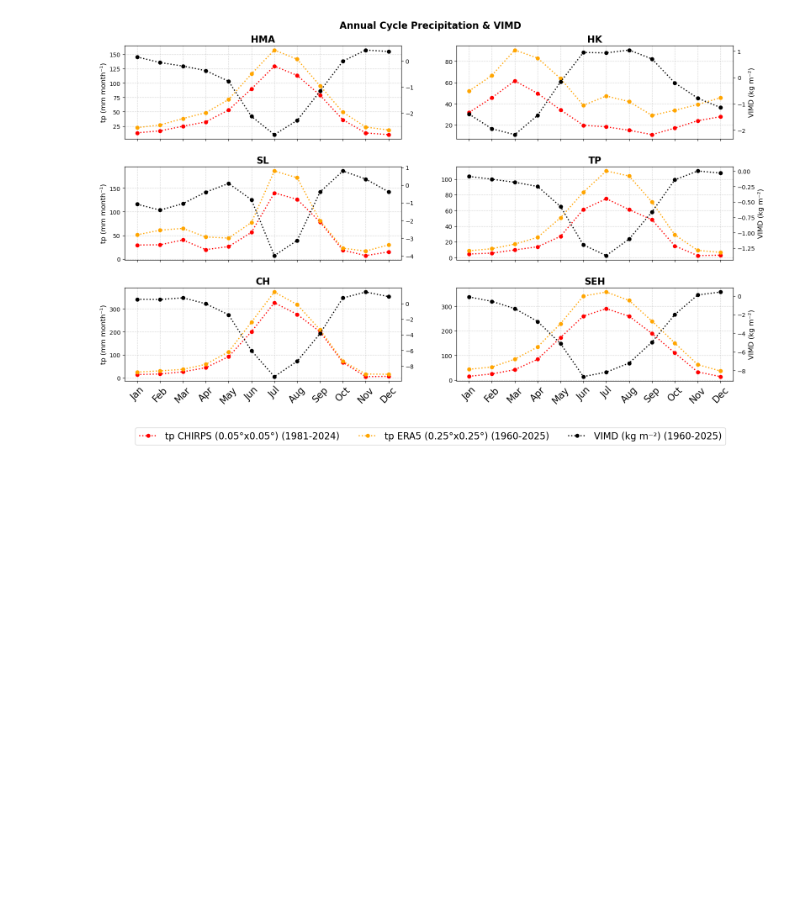
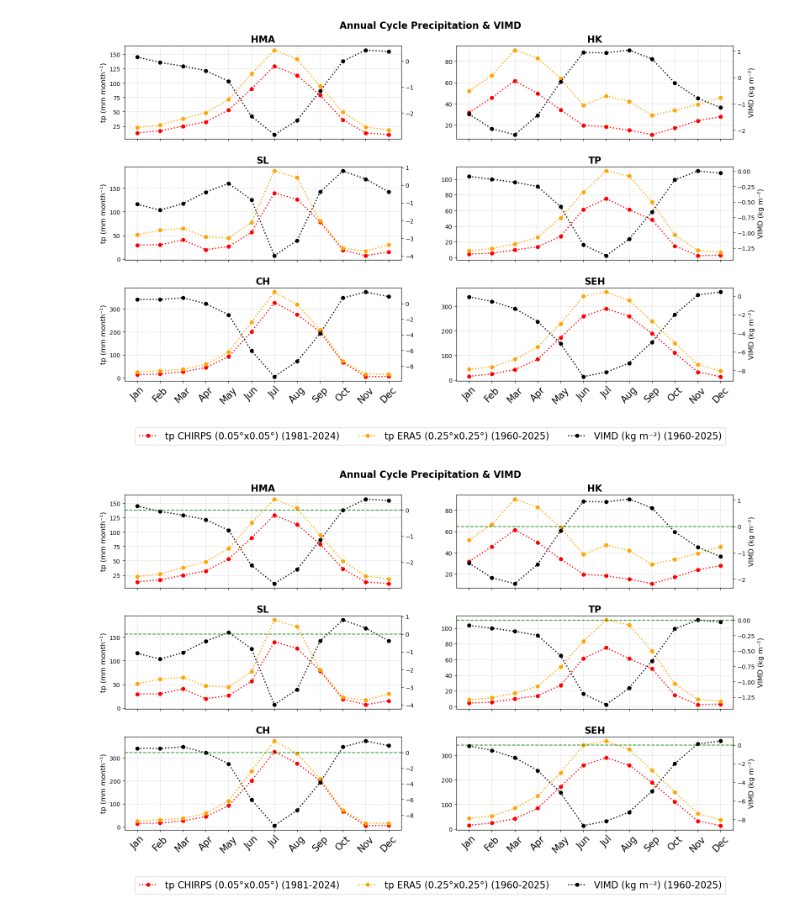
Before and after one commit to jeremy-brice/StageM2_IVT, a Jupyter notebook: annual_cycle/Annual_cycle_vimd-tp_domains_datasets.ipynb, the cells around one changed output. Drawn from its saved outputs; the diff is of its cells as text; code cells hidden in the pictures; blank space fills up the shorter version.

```diff
--- a/annual_cycle/Annual_cycle_vimd-tp_domains_datasets.ipynb
+++ b/annual_cycle/Annual_cycle_vimd-tp_domains_datasets.ipynb
@@ -303,3 +303,91 @@ plt.subplots_adjust(hspace=0.3, wspace=0.2)
 plt.show()
 # %% [output]
 [figure]
+# %%
+fig, axes = plt.subplots(3, 2, figsize=(16,10))
+axes = axes.flatten()
+
+handles_all = []
+labels_all = []
+
+for i, dom in enumerate(domains):
+
+    ax = axes[i]
+    ax2 = ax.twinx()  # axe droit
+
+    # --- PRECIP (axe gauche)
+    for model in models:
+        da = tp_mean_dict[model][dom]
+        l, = ax.plot(
+            da['month'], da.values,
+            marker='o', linestyle=':',
+            color=colors[model],
+            label=f'tp {model} ({resolutions[model]}) ({period[model]})',
+            linewidth=2
+        )
+
+        # stocker une seule fois
+        if i == 0:
+            handles_all.append(l)
+            labels_all.append(l.get_label())
+
+    # --- VIMD (axe droit)
+    da_tcwv = var_mean_dict['vimd'][dom]
+    l_tcwv, = ax2.plot(
+        da_tcwv['month'], da_tcwv.values,
+        marker='o', linestyle=':',
+        color='black',
+        label=f'VIMD (kg m⁻²) ({period[model]})',
+        linewidth=2
+    )
+
+    # ligne horizontale à 0 pour VIMD
+    ax2.axhline(
+        y=0,
+        color='green',
+        linestyle='--',
+        linewidth=1.5,
+        alpha=0.8
+    )
+
+    if i == 0:
+        handles_all.append(l_tcwv)
+        labels_all.append(l_tcwv.get_label())
+
+    # --- TITRES
+    ax.set_title(dom, fontsize=16, weight="bold")
+    ax.set_xticks(range(1,13))
+
+    # --- X ticks
+    if i in [4, 5]:
+        ax.set_xticklabels(months, rotation=45, fontsize=16)
+    else:
+        ax.tick_params(labelbottom=False)
+
+    # --- Y labels
+    if i in [0, 2, 4]:
+        ax.set_ylabel('tp (mm month⁻¹)', fontsize=12)
+    if i in [1, 3, 5]:
+        ax2.set_ylabel('VIMD (kg m⁻²)', fontsize=12)
+
+    ax.grid(True, linestyle='--', alpha=0.5)
+
+# --- LEGENDE
+fig.legend(
+    handles_all,
+    labels_all,
+    loc='lower center',
+    bbox_to_anchor=(0.5, -0.04),
+    ncol=3,
+    fontsize=16,
+    frameon=True
+)
+
+fig.suptitle('Annual Cycle Precipitation & VIMD', fontsize=16, weight='bold')
+
+plt.tight_layout(rect=[0,0.05,1,1])
+plt.subplots_adjust(hspace=0.3, wspace=0.2)
+
+plt.show()
+# %% [output]
+[figure, added]
```
